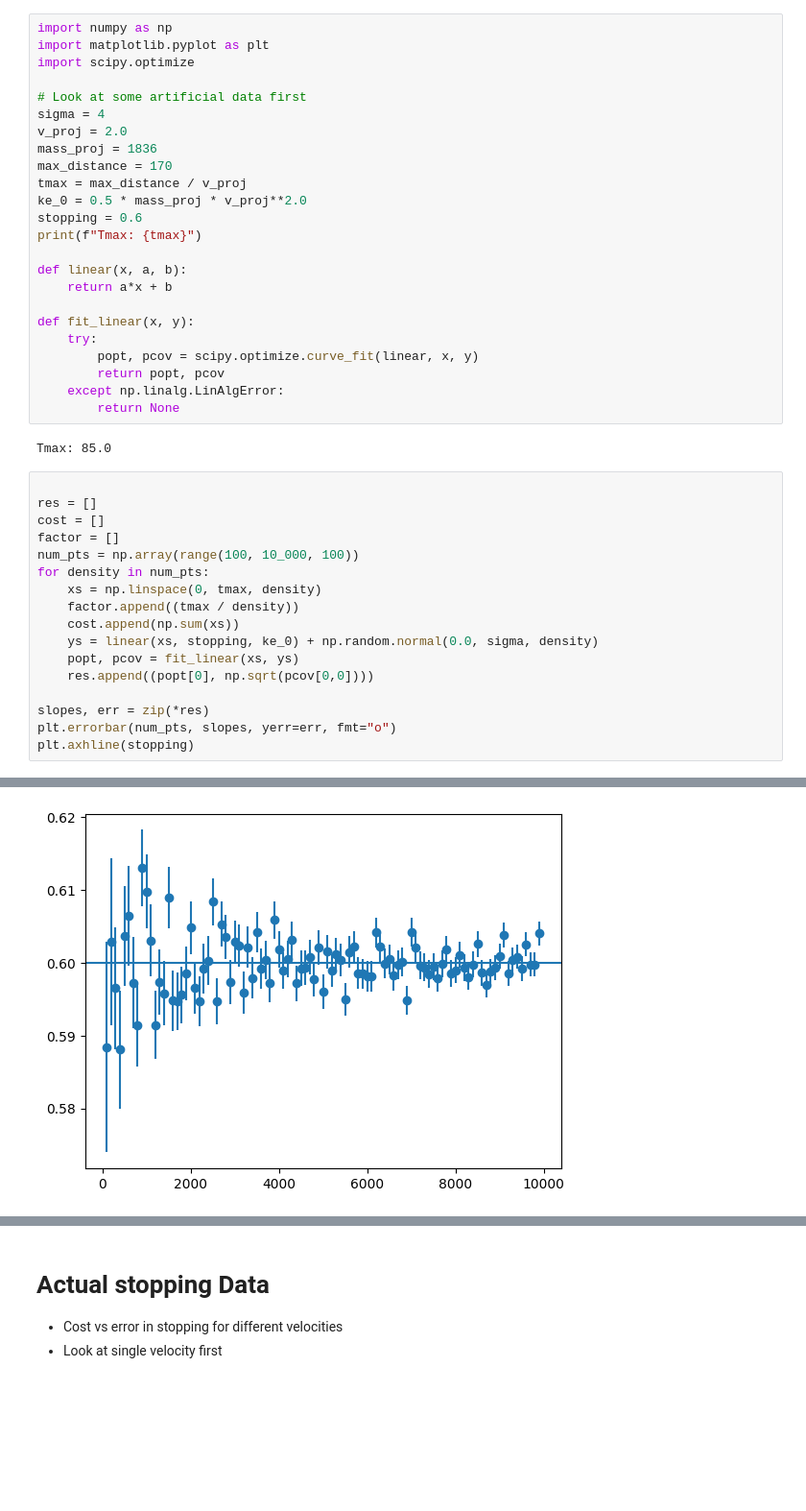
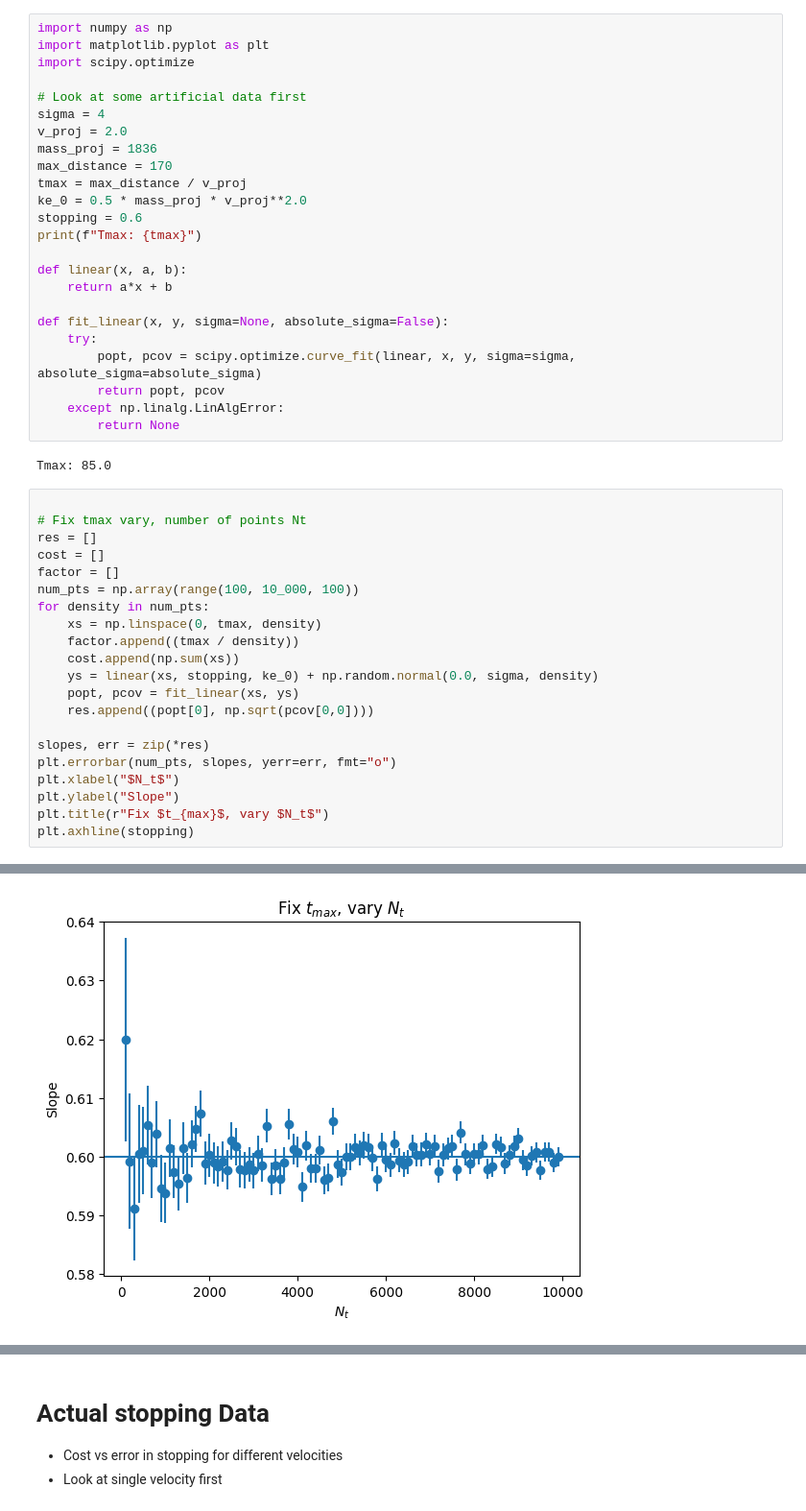
Before and after one commit to ncrubin/mec-sandia, a Jupyter notebook: notebooks/sampling_tradeoff.ipynb, the cells around one changed output, grey strips where cells are left out. Shown at 96% size. Cells and saved outputs as stored; diff of their text form; blank space fills up the shorter version.

```diff
--- a/notebooks/sampling_tradeoff.ipynb
+++ b/notebooks/sampling_tradeoff.ipynb
@@ -47,9 +39,9 @@ print(f"Tmax: {tmax}")
 def linear(x, a, b):
     return a*x + b
 
-def fit_linear(x, y):
+def fit_linear(x, y, sigma=None, absolute_sigma=False):
     try:
-        popt, pcov = scipy.optimize.curve_fit(linear, x, y)
+        popt, pcov = scipy.optimize.curve_fit(linear, x, y, sigma=sigma, absolute_sigma=absolute_sigma)
         return popt, pcov
     except np.linalg.LinAlgError:
         return None
@@ -57,24 +49,28 @@ def fit_linear(x, y):
 Tmax: 85.0
 # %%
 
+# Fix tmax vary, number of points Nt
 res = []
 cost = []
 factor = []
 num_pts = np.array(range(100, 10_000, 100))
 for density in num_pts:
     xs = np.linspace(0, tmax, density)
     factor.append((tmax / density))
     cost.append(np.sum(xs))
     ys = linear(xs, stopping, ke_0) + np.random.normal(0.0, sigma, density)
     popt, pcov = fit_linear(xs, ys)
     res.append((popt[0], np.sqrt(pcov[0,0])))
 
 slopes, err = zip(*res)
 plt.errorbar(num_pts, slopes, yerr=err, fmt="o")
+plt.xlabel("$N_t$")
+plt.ylabel("Slope")
+plt.title(r"Fix $t_{max}$, vary $N_t$")
 plt.axhline(stopping)
 # %% [output]
 <matplotlib.lines.Line2D at 0x...>
-[figure, old version]
+[figure, new version]
 # %%
 xs, ys = np.log(num_pts), np.log(err)
 trend, trend_err = fit_linear(xs, ys)
```
Also changed, not shown: parts of 27 cells of this notebook, 4 other files.
